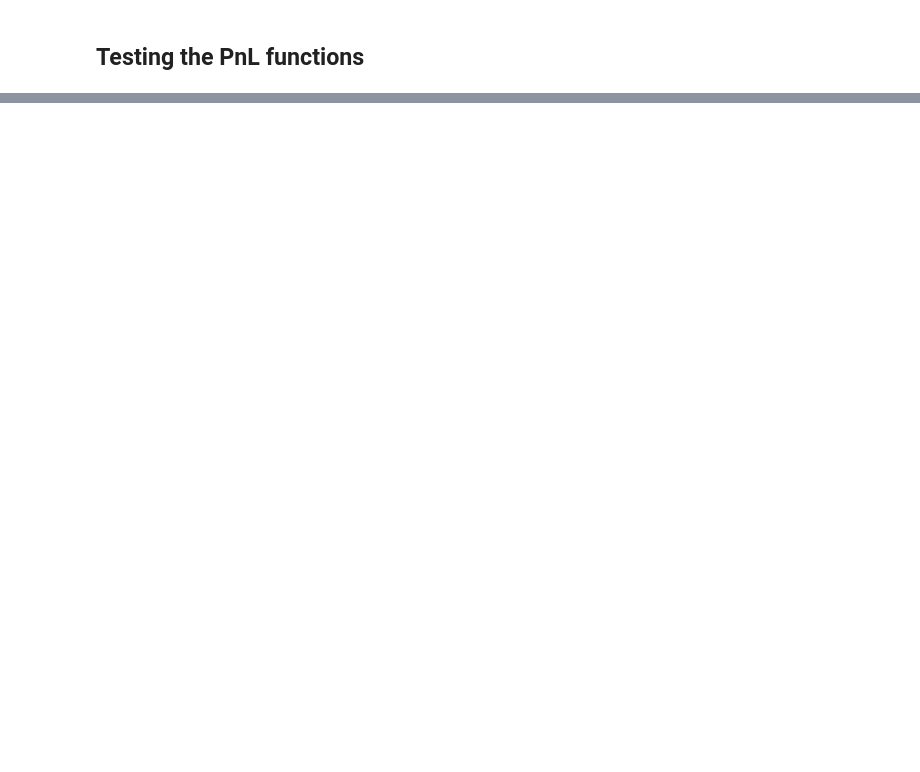
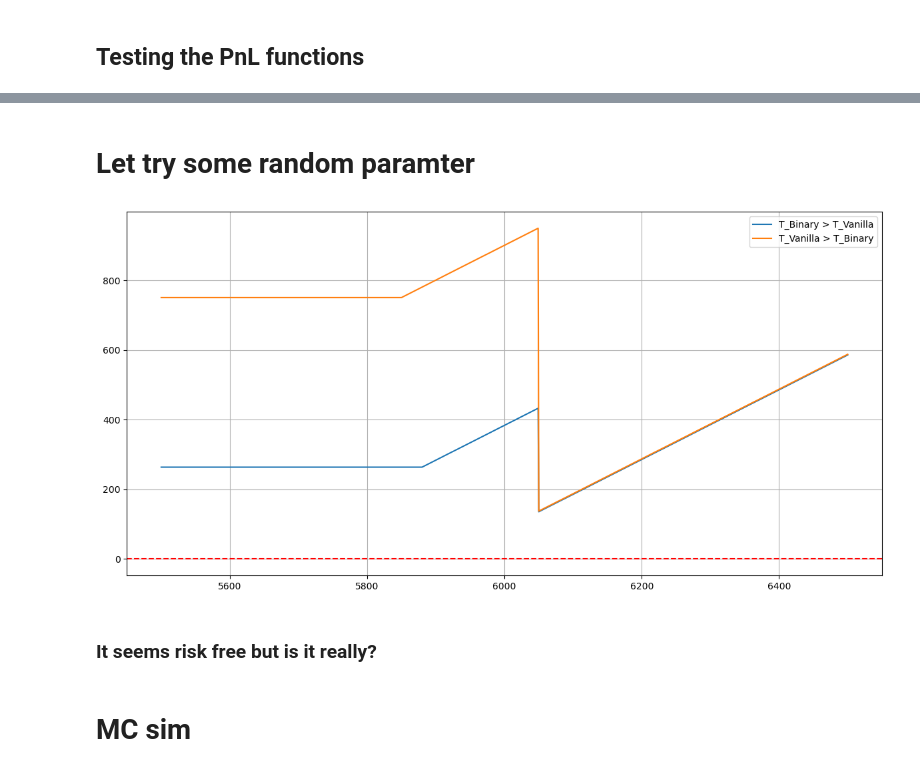
Before and after one commit to SzeLok0305/Option-study, a Jupyter notebook: strategy/IB forecast.ipynb, the cells around one changed output, grey strips where cells are left out. Drawn from its saved outputs; the diff is of its cells as text; code cells hidden in the pictures; blank space fills up the shorter version.

```diff
--- a/strategy/IB forecast.ipynb
+++ b/strategy/IB forecast.ipynb
@@ -107,4 +84,0 @@ if not(T >= C + K):
-# %%
-S_now = T
-deltaS = 500
-S = np.arange(S_now-deltaS, S_now+deltaS)
@@ -179,0 +122,38 @@ Return: 3.51%
+# %%
+def Find_K_C(T_Binary, T_Vanilla, T_future, r=0.04): # Round to closest number ending with 5
+    K_Vanilla = np.exp(-r*(T_future-T_Vanilla))*T_Binary
+    return round(K_Vanilla / 5) * 5
+# %%
+def Initialize(S_0, K_Binary, T_Binary, T_Vanilla, T_future, sigma, r= 0.04):
+    K_Vanilla = Find_K_C(K_Binary, T_Binary, T_future, r)
+    V_0 = Vanilla_options(S_0, K_Vanilla, T_Vanilla, r, sigma)
+    B_0 = Binary_options(S_0, K_Binary, T_Binary, r, sigma)
+    N = int(V_0/(1-B_0))
+    return {
+        'K_Vanilla': K_Vanilla,
+        'V_0': V_0,
+        'B_0': B_0,
+        'N': N
+    }
+
+def Portfolio_t(t, S_t, K_Vanilla, K_Binary, T_Binary, T_Vanilla, T_future, sigma, N, r=0.04):
+    assert T_future > T_Binary
+    if t <  T_Vanilla:
+        C = Vanilla_options(S_t, K_Vanilla, T_Vanilla-t, r, sigma)
+    else:
+        C = Vanilla_payoff(S_t, K_Vanilla)
+    F = Future(S_t,r,T_future-t)
+    if t < T_Binary:
+        P = Binary_options(F, K_Binary, T_Binary-t, r, sigma)
+    else:
+        P = Binary_payoff(F, K_Binary)
+    return C + N*P
+# %%
+def Final_PnL(S_t, S_0, K_Binary, T_Binary, T_Vanilla, T_future, sigma, Final_time):
+    in_para=Initialize(S_0=S_0, K_Binary=K_Binary, T_Binary=T_Binary, T_Vanilla=T_Vanilla, T_future=T_future, sigma=sigma)
+    K_Vanilla = in_para['K_Vanilla']
+    V_0 = in_para['V_0']
+    B_0 = in_para['B_0']
+    N = in_para['N']
+
+    return Portfolio_t(Final_time, S_t, K_Vanilla, K_Binary, T_Binary, T_Vanilla, T_future, sigma, N) - V_0 - B_0
@@ -179,0 +212,10 @@ Return: 3.51%
+# %% [markdown]
+# Let try some random paramter
+# %%
+PnL_final = analyze_option_scenarios(5000, 6050, 0.20)
+# %% [output]
+[figure, added]
+# %% [markdown]
+### It seems risk free but is it really?
+# %% [markdown]
+# MC sim
```
Also changed, not shown: parts of 34 cells of this notebook.
